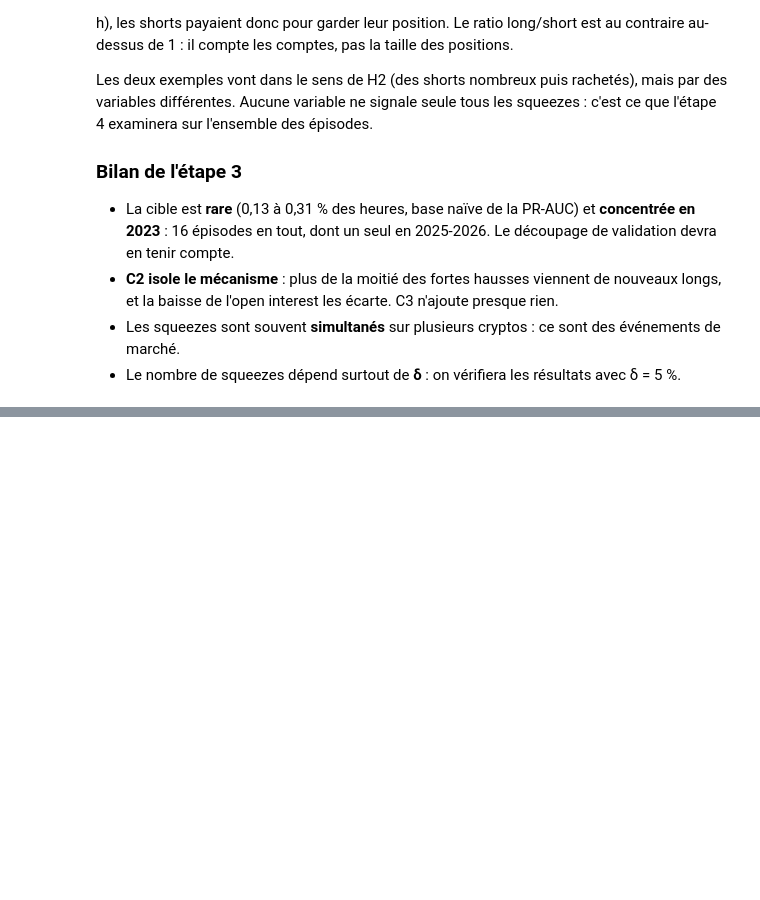
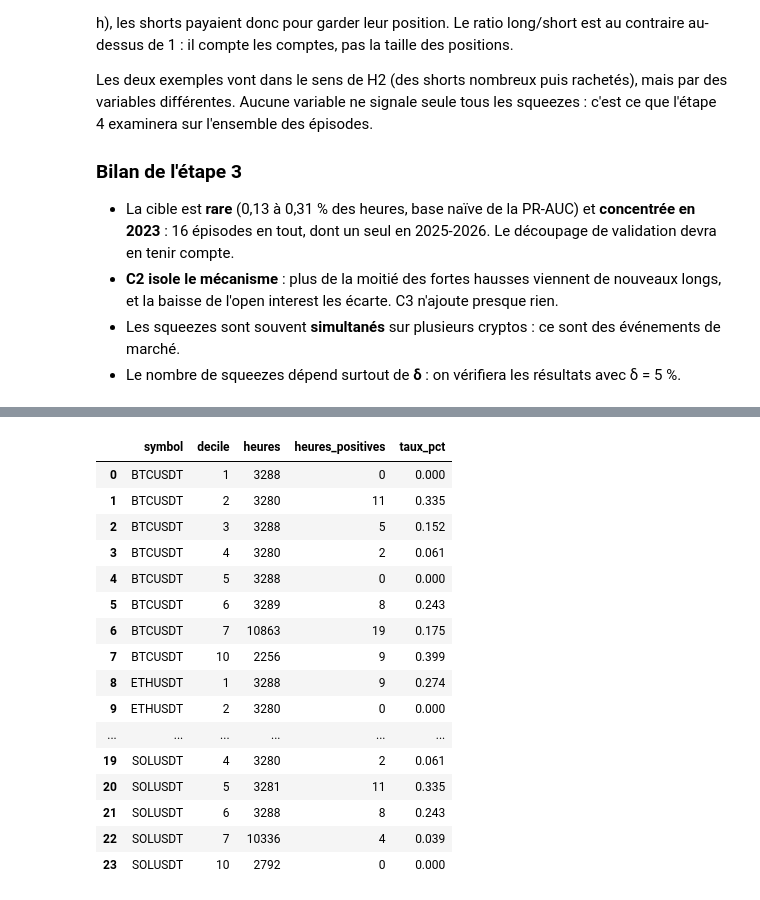
Before and after one commit to Ethanyounes/Ensae-Data-Science, a Jupyter notebook: rapport.ipynb, the cells around one changed output, grey strips where cells are left out. Cells and saved outputs as stored; diff of their text form; code cells hidden in the pictures; blank space fills up the shorter version.

Commit message:
étape 4.1 : comparaison de niveaux de squeeze en fonction de variables de positionnement

```diff
--- a/rapport.ipynb
+++ b/rapport.ipynb
@@ -294,7 +294,8 @@ Avec une fenêtre de 24 h, un même squeeze rend positives plusieurs heures t de
 from src.cible import ajouter_cible
 
 panel_complet = descriptif.charger_panel(avec_chauffe=True)
-panel_cible = descriptif.periode_etude(ajouter_cible(panel_complet))
+panel_cible_complet = ajouter_cible(panel_complet)
+panel_cible = descriptif.periode_etude(panel_cible_complet)
 episodes_cible = descriptif.tableau_episodes(panel_cible)
 episodes_cible.round(2)
 # %% [output]
@@ -454,0 +462,20 @@ Les deux exemples vont dans le sens de H2 (des shorts nombreux puis rachetés),
+# %%
+descriptif.taux_squeeze_par_decile(panel_cible, "funding_horaire").round(3)
+# %% [output]
+|  | symbol | decile | heures | heures_positives | taux_pct |
+| 0 | BTCUSDT | 1 | 3288 | 0 | 0.000 |
+| 1 | BTCUSDT | 2 | 3280 | 11 | 0.335 |
+| 2 | BTCUSDT | 3 | 3288 | 5 | 0.152 |
+| 3 | BTCUSDT | 4 | 3280 | 2 | 0.061 |
+| 4 | BTCUSDT | 5 | 3288 | 0 | 0.000 |
+| 5 | BTCUSDT | 6 | 3289 | 8 | 0.243 |
+| 6 | BTCUSDT | 7 | 10863 | 19 | 0.175 |
+| 7 | BTCUSDT | 10 | 2256 | 9 | 0.399 |
+| 8 | ETHUSDT | 1 | 3288 | 9 | 0.274 |
+| 9 | ETHUSDT | 2 | 3280 | 0 | 0.000 |
+| ... | ... | ... | ... | ... | ... |
+| 19 | SOLUSDT | 4 | 3280 | 2 | 0.061 |
+| 20 | SOLUSDT | 5 | 3281 | 11 | 0.335 |
+| 21 | SOLUSDT | 6 | 3288 | 8 | 0.243 |
+| 22 | SOLUSDT | 7 | 10336 | 4 | 0.039 |
+| 23 | SOLUSDT | 10 | 2792 | 0 | 0.000 |
```
Also changed, not shown: parts of 8 cells of this notebook, 1 other file.
